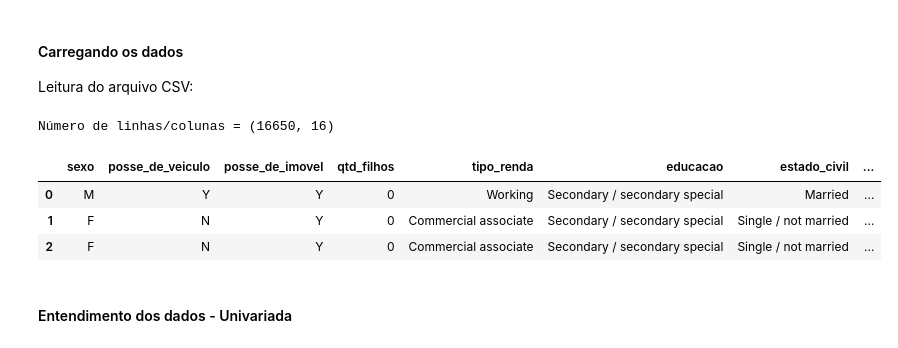
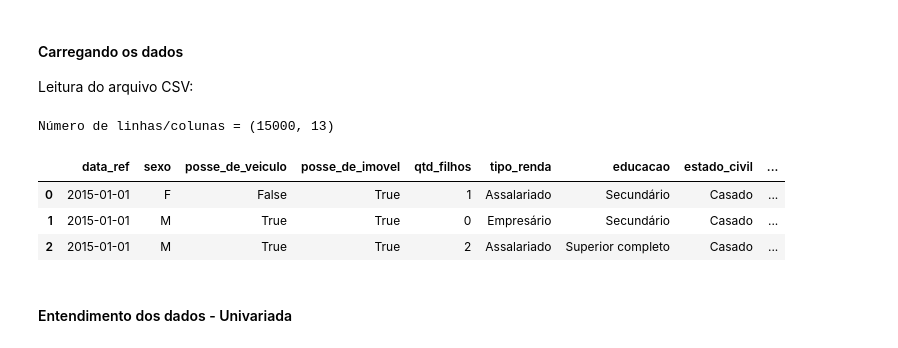
Before and after one commit to daviNGL/EBAC-projeto-previsao-de-renda, a Jupyter notebook: projeto.ipynb, the cells around one changed output. Drawn from its saved outputs; the diff is of its cells as text; code cells hidden in the pictures.

```diff
--- a/projeto.ipynb
+++ b/projeto.ipynb
@@ -62,17 +62,20 @@ from pandas_profiling import ProfileReport
 
 Leitura do arquivo CSV:
 # %%
-df = pd.read_csv('./input/previsao-renda.csv')
+df = pd.read_csv('./input/previsao_de_renda.csv')
+
+# Tirar variaveis que não serão utilizadas
+df.drop(['Unnamed: 0', 'index', 'mau'], axis=1, inplace=True)
 
 print(f"Número de linhas/colunas = {df.shape}")
 
 df.head(3)
 # %% [output]
-Número de linhas/colunas = (16650, 16)
+Número de linhas/colunas = (15000, 13)
-|  | sexo | posse_de_veiculo | posse_de_imovel | qtd_filhos | tipo_renda | educacao | estado_civil | ... |
-| 0 | M | Y | Y | 0 | Working | Secondary / secondary special | Married | ... |
-| 1 | F | N | Y | 0 | Commercial associate | Secondary / secondary special | Single / not married | ... |
-| 2 | F | N | Y | 0 | Commercial associate | Secondary / secondary special | Single / not married | ... |
+|  | data_ref | sexo | posse_de_veiculo | posse_de_imovel | qtd_filhos | tipo_renda | educacao | estado_civil | ... |
+| 0 | 2015-01-01 | F | False | True | 1 | Assalariado | Secundário | Casado | ... |
+| 1 | 2015-01-01 | M | True | True | 0 | Empresário | Secundário | Casado | ... |
+| 2 | 2015-01-01 | M | True | True | 2 | Assalariado | Superior completo | Casado | ... |
 # %% [markdown]
 #### Entendimento dos dados - Univariada
 # %% [markdown]
```
Also changed, not shown: parts of 6 cells of this notebook, 2 other files.
